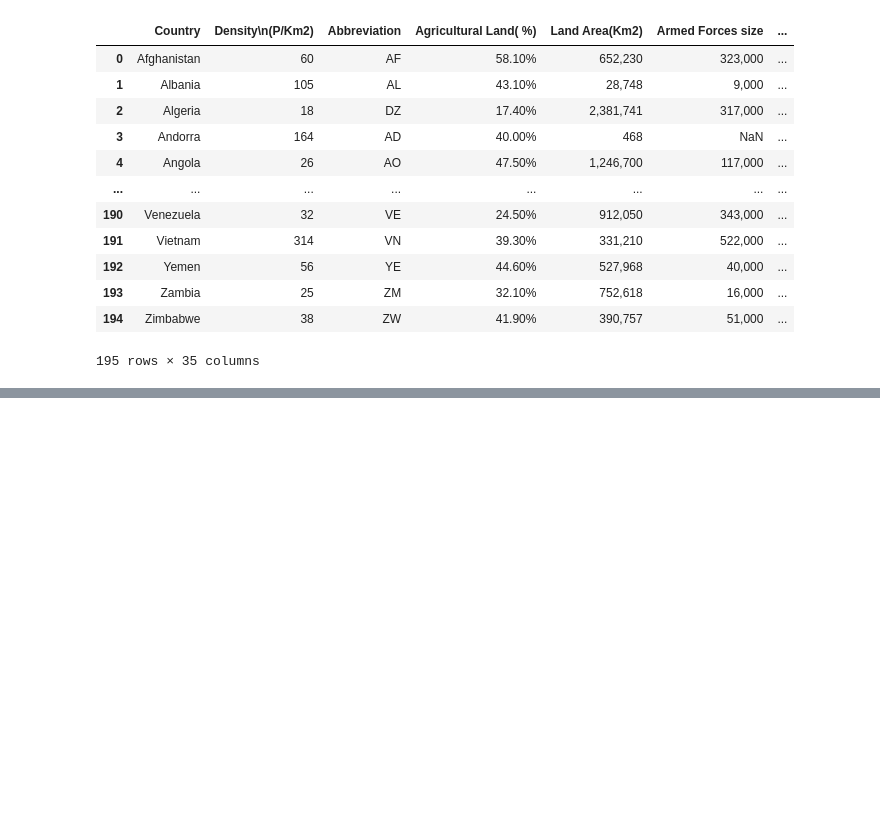
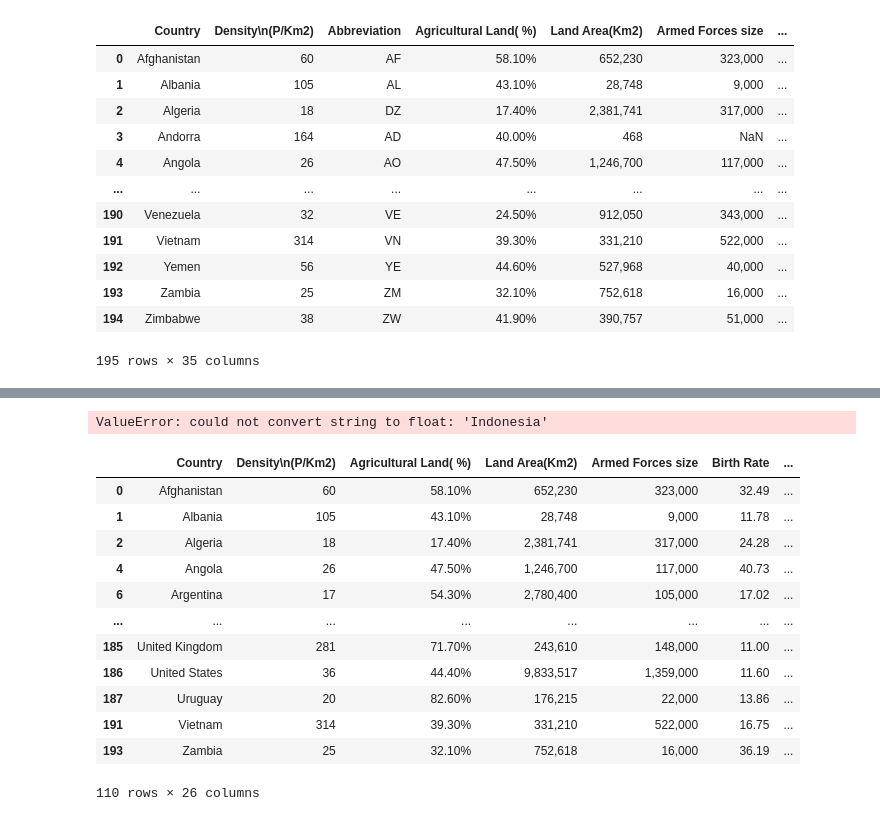
Before and after one commit to enricofindley/ds-project, a Jupyter notebook: country-well-being-index-prediction-with-xgboost.ipynb, the cells around one changed output, grey strips where cells are left out. Drawn from its saved outputs; the diff is of its cells as text; code cells hidden in the pictures; blank space fills up the shorter version.

Commit message:
Kaggle Notebook | USA Similarity Percentage with Cosine Similarity | Version 2

```diff
--- a/country-well-being-index-prediction-with-xgboost.ipynb
+++ b/country-well-being-index-prediction-with-xgboost.ipynb
@@ -21,6 +11,7 @@ for dirname, _, filenames in os.walk('/kaggle/input'):
 # %%
-df = pd.read_csv("/kaggle/input/countries-of-the-world-2023/world-data-2023.csv")
-df
+# Load and preprocess data
+data = pd.read_csv('/kaggle/input/countries-of-the-world-2023/world-data-2023.csv')
+data
 # %% [output]
 |  | Country | Density\n(P/Km2) | Abbreviation | Agricultural Land( %) | Land Area(Km2) | Armed Forces size | ... |
 | 0 | Afghanistan | 60 | AF | 58.10% | 652,230 | 323,000 | ... |
@@ -37,0 +69,2 @@ df
+# %%
+data = data.dropna()
@@ -37,0 +73,6 @@ df
+# %%
+dropped_features = [
+    'Country','Abbreviation', 'Calling Code', 'Capital/Major City', 'Currency-Code', 'Largest city', 'Official language', 'Latitude', 'Longitude'
+]
+data_selected = data.drop(data[dropped_features], axis=1)
+data_selected.info()
@@ -37,0 +97,35 @@ df
+# %%
+# Select the target country's data (you can replace 'Target Country' with the actual country name)
+target_country_data = data[data['Country'] == 'Indonesia'].iloc[0, :-1].values
+
+# Calculate cosine similarity with other countries
+similarities = cosine_similarity(target_country_data.reshape(1, -1), data_selected.iloc[:, :-1])
+# Find the most similar countries
+num_similar_countries = 5  # You can adjust the number of similar countries
+similar_country_indices = np.argsort(similarities[0])[-num_similar_countries-1:-1][::-1]  # -1 to exclude target country
+
+# Get life expectancies of similar countries
+similar_country_life_expectancies = data_selected.iloc[similar_country_indices, -1]
+
+# Calculate the prediction as the average life expectancy of similar countries
+prediction = similar_country_life_expectancies.mean()
+
+print(f"Predicted Life Expectancy for Target Country: {prediction:.2f}")
+# %% [output]
+ValueError: could not convert string to float: 'Indonesia'
+# %%
+data_selected.iloc[:, :-1]
+# %% [output]
+|  | Country | Density\n(P/Km2) | Agricultural Land( %) | Land Area(Km2) | Armed Forces size | Birth Rate | ... |
+| 0 | Afghanistan | 60 | 58.10% | 652,230 | 323,000 | 32.49 | ... |
+| 1 | Albania | 105 | 43.10% | 28,748 | 9,000 | 11.78 | ... |
+| 2 | Algeria | 18 | 17.40% | 2,381,741 | 317,000 | 24.28 | ... |
+| 4 | Angola | 26 | 47.50% | 1,246,700 | 117,000 | 40.73 | ... |
+| 6 | Argentina | 17 | 54.30% | 2,780,400 | 105,000 | 17.02 | ... |
+| ... | ... | ... | ... | ... | ... | ... | ... |
+| 185 | United Kingdom | 281 | 71.70% | 243,610 | 148,000 | 11.00 | ... |
+| 186 | United States | 36 | 44.40% | 9,833,517 | 1,359,000 | 11.60 | ... |
+| 187 | Uruguay | 20 | 82.60% | 176,215 | 22,000 | 13.86 | ... |
+| 191 | Vietnam | 314 | 39.30% | 331,210 | 522,000 | 16.75 | ... |
+| 193 | Zambia | 25 | 32.10% | 752,618 | 16,000 | 36.19 | ... |
+110 rows × 26 columns
```
Also changed, not shown: parts of 12 cells of this notebook.
